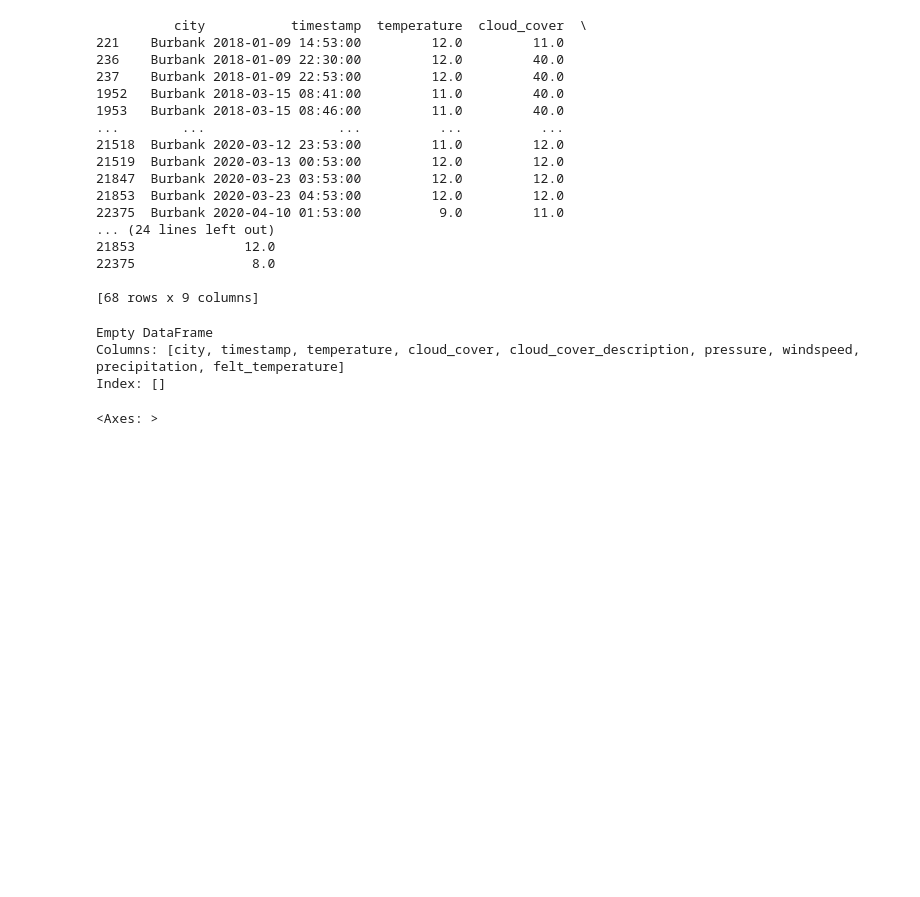
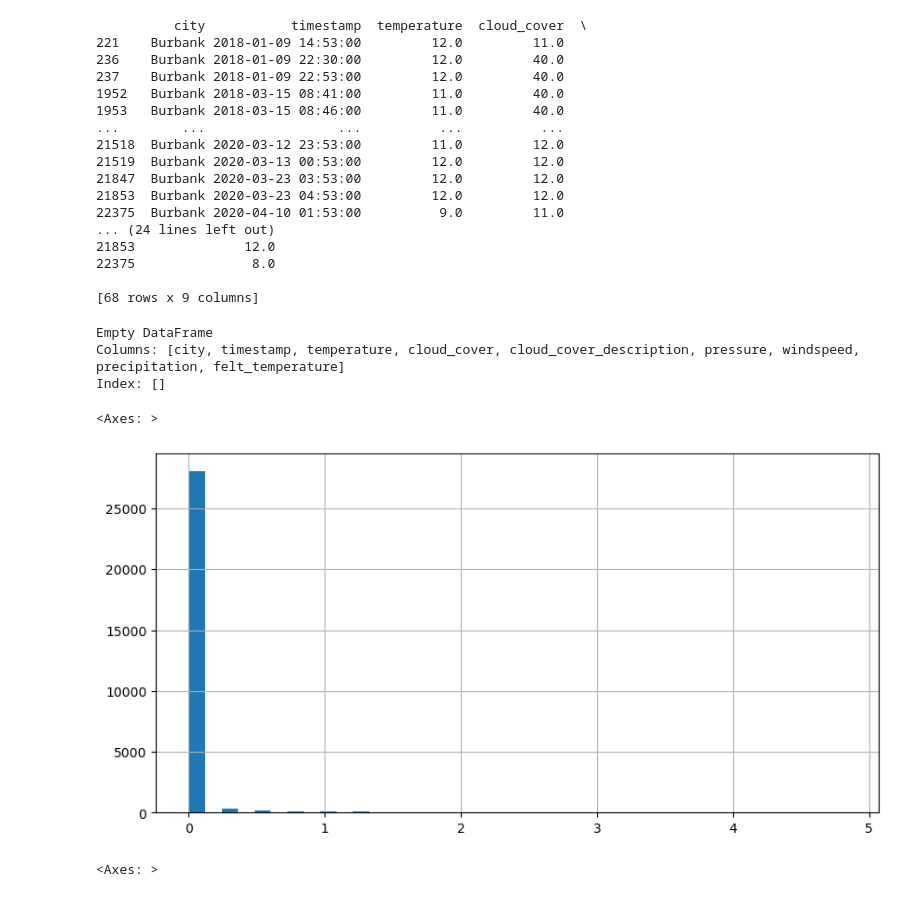
Before and after one commit to angfe/TheOptimizers, a Jupyter notebook: 01_Data_Preparation.ipynb, the cells around one changed output. Saved outputs shown, nothing was run; the diff lists cells and outputs as text; code cells hidden in the pictures; blank space fills up the shorter version.

```diff
--- a/01_Data_Preparation.ipynb
+++ b/01_Data_Preparation.ipynb
@@ -915,6 +870,11 @@ print(weather_data[weather_data['precipitation'] > 5.0])
 Empty DataFrame
 Columns: [city, timestamp, temperature, cloud_cover, cloud_cover_description, pressure, windspeed, precipitation, felt_temperature]
 Index: []
+# %%
+weather_data['precipitation'].hist(bins=40, figsize=(10,5))
+# %% [output]
+<Axes: >
+[figure, added]
 # %%
 weather_data['windspeed'].hist(bins=40, figsize=(10,5))
 # %% [output]
```
Also changed, not shown: parts of 42 cells of this notebook.
